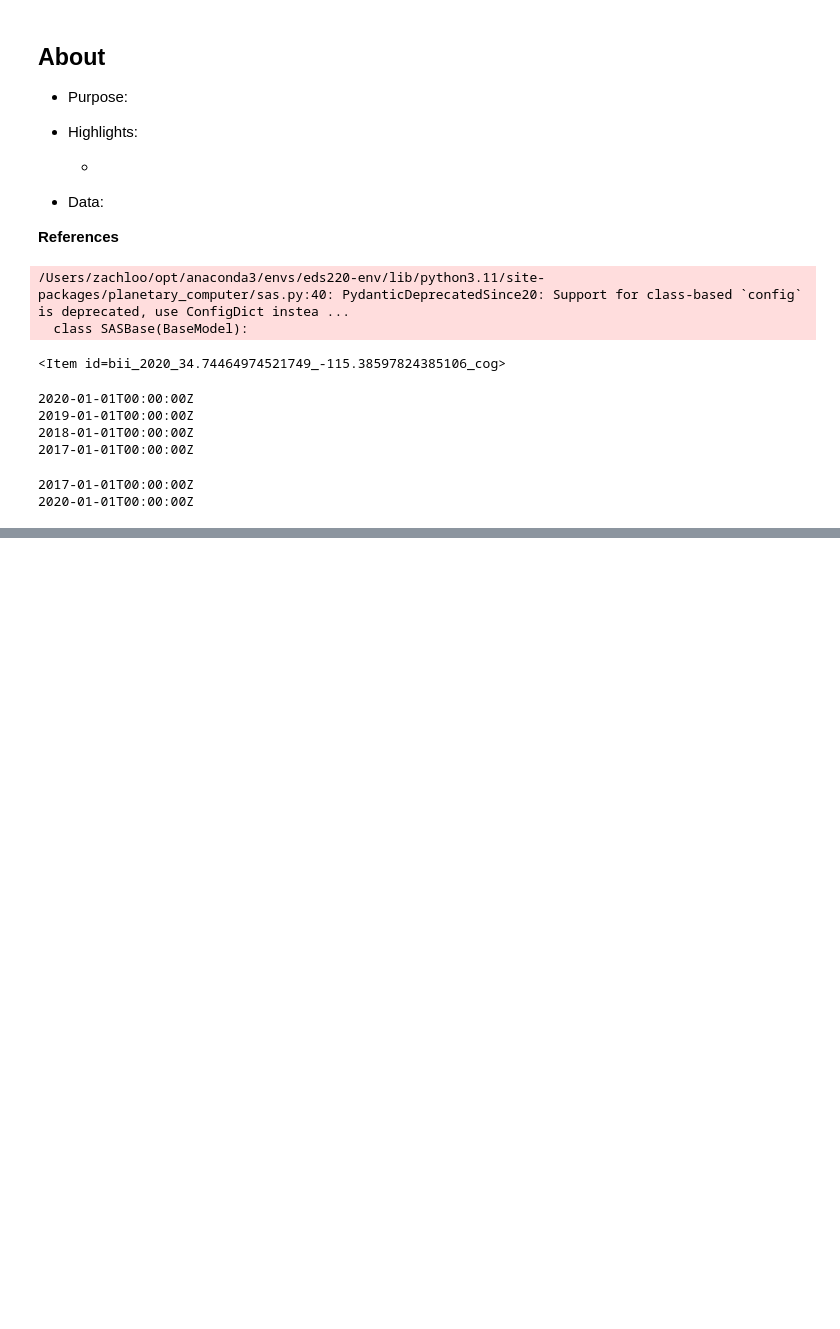
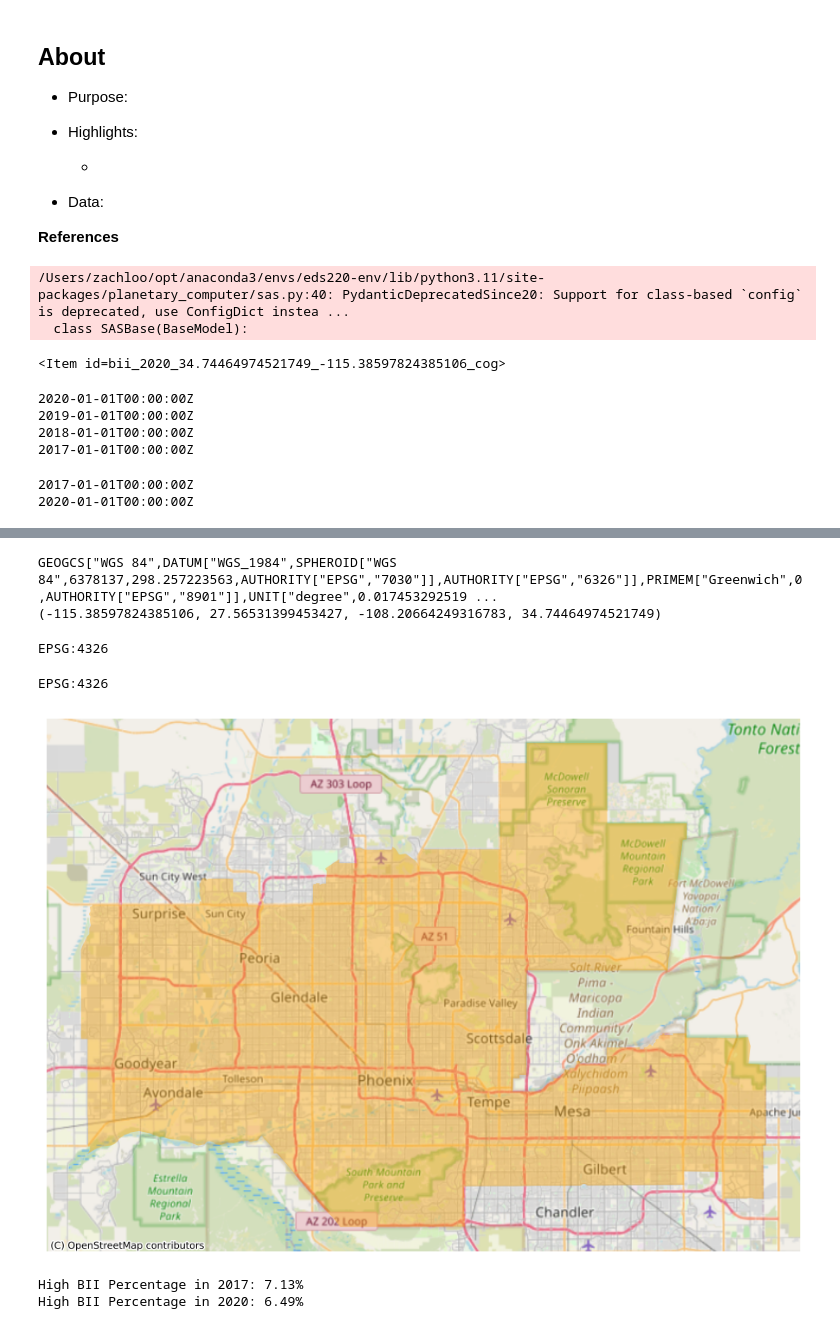
Before and after one commit to zachyyy700/eds220-phoenix-biodiversity, a Jupyter notebook: phoenix_biodiversity.ipynb, the cells around one changed output, grey strips where cells are left out. Drawn from its saved outputs; the diff is of its cells as text; code cells hidden in the pictures; blank space fills up the shorter version.

```diff
--- a/phoenix_biodiversity.ipynb
+++ b/phoenix_biodiversity.ipynb
@@ -64,0 +90,29 @@ biodiv_2020 = rioxr.open_rasterio(items[0].assets["data"].href)
+# %%
+print(biodiv_2017.spatial_ref.crs_wkt)
+print(biodiv_2017.rio.bounds())
+# %% [output]
+GEOGCS["WGS 84",DATUM["WGS_1984",SPHEROID["WGS 84",6378137,298.257223563,AUTHORITY["EPSG","7030"]],AUTHORITY["EPSG","6326"]],PRIMEM["Greenwich",0,AUTHORITY["EPSG","8901"]],UNIT["degree",0.017453292519 ...
+(-115.38597824385106, 27.56531399453427, -108.20664249316783, 34.74464974521749)
+# %%
+biodiv_2017.rio.write_crs(biodiv_2017.spatial_ref.crs_wkt, inplace=True)
+print(biodiv_2017.rio.crs)
+# %% [output]
+EPSG:4326
+# %%
+phoenix = phoenix.to_crs("EPSG:4326")
+print(phoenix.crs)
+# %% [output]
+EPSG:4326
+# %%
+fig, ax = plt.subplots(figsize=(15, 8))
+
+phoenix.plot(ax=ax, alpha=0.4, color='orange')
+
+ax.axis('off')
+
+# Add basemap using contextily
+ctx.add_basemap(ax, crs=phoenix.crs, source=ctx.providers.OpenStreetMap.Mapnik)
+
+plt.show()
+# %% [output]
+[figure, added]
@@ -64,0 +122,13 @@ biodiv_2020 = rioxr.open_rasterio(items[0].assets["data"].href)
+# %%
+# Calculate percentages of high BII for 2017 & 2020
+high_bii_2017 = biodiv_2017_clip >= 0.75
+pct_2017 = (high_bii_2017.sum() / biodiv_2017_clip.count()) * 100
+
+high_bii_2020 = biodiv_2020_clip >= 0.75
+pct_2020 = (high_bii_2020.sum() / biodiv_2020_clip.count()) * 100
+
+print(f"High BII Percentage in 2017: {pct_2017.values:.2f}%")
+print(f"High BII Percentage in 2020: {pct_2020.values:.2f}%")
+# %% [output]
+High BII Percentage in 2017: 7.13%
+High BII Percentage in 2020: 6.49%
```
Also changed, not shown: parts of 9 cells of this notebook.
